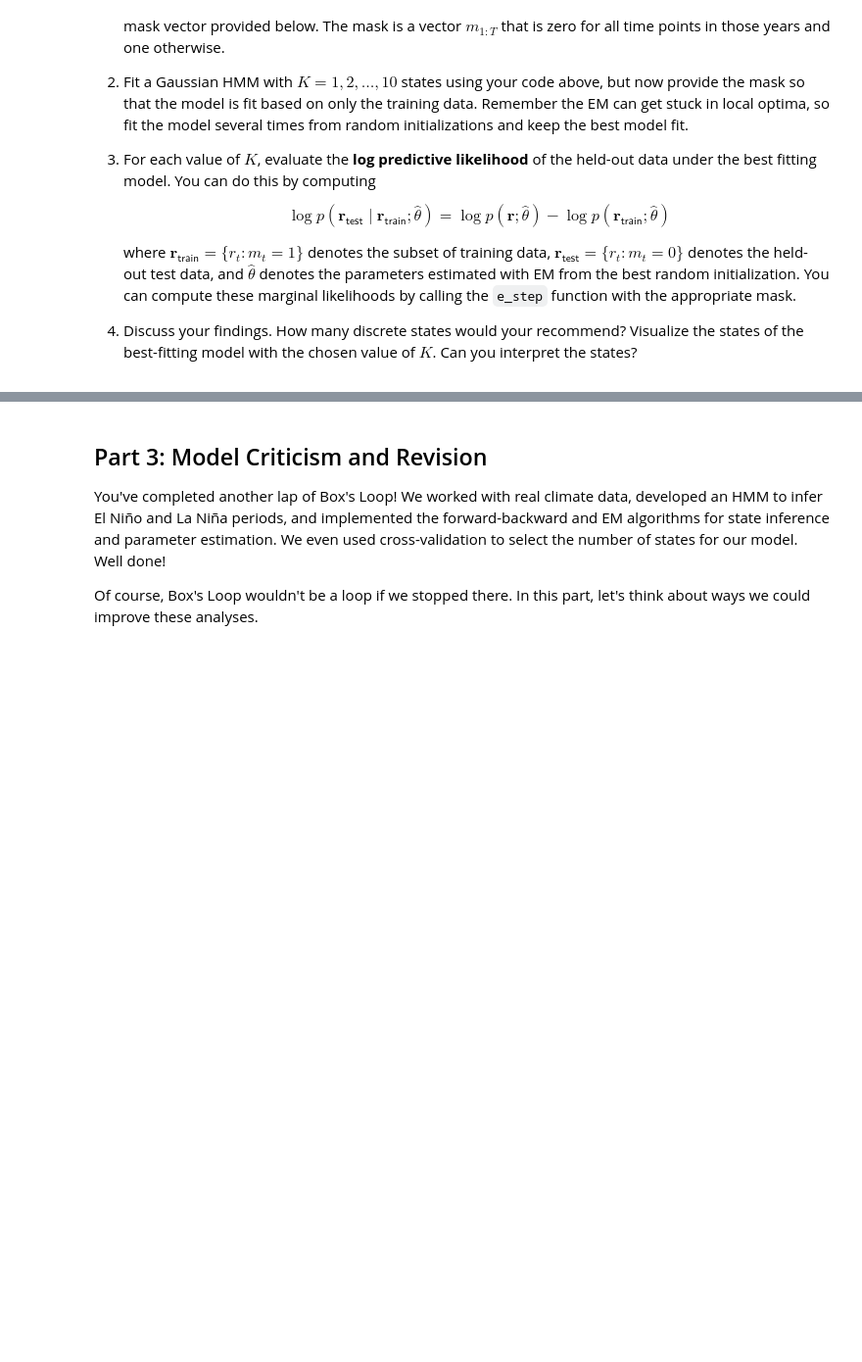
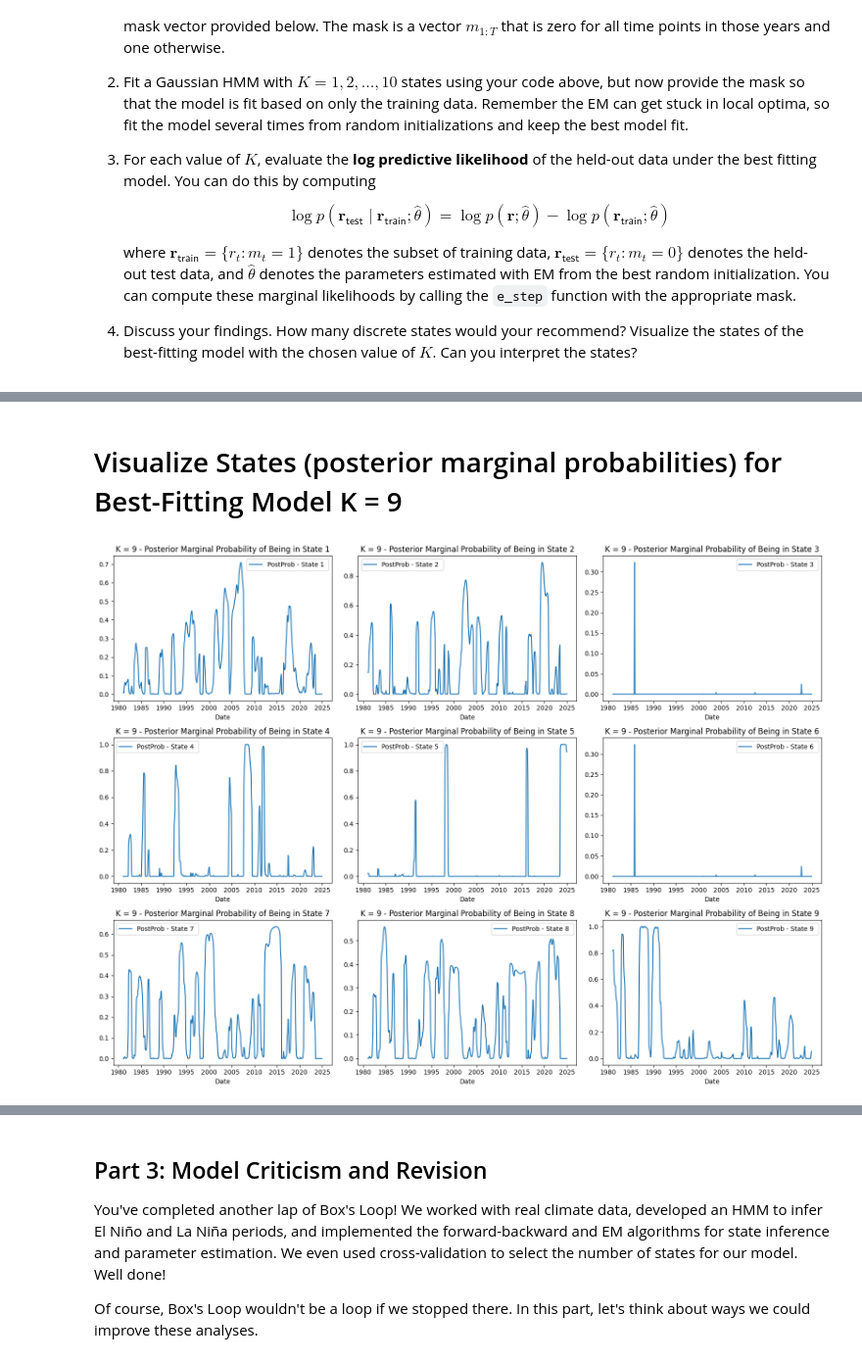
Before and after one commit to fatday/My-Grad-Math-Works, a Jupyter notebook: AppliedStatistics/hw3.ipynb, the cells around one changed output, grey strips where cells are left out. Shown at 98% size. Cells and saved outputs as stored; diff of their text form; code cells hidden in the pictures; blank space fills up the shorter version.

```diff
--- a/AppliedStatistics/hw3.ipynb
+++ b/AppliedStatistics/hw3.ipynb
@@ -1048,0 +1027,4 @@ for Ki in tqdm(K_grid):
+# %% [markdown]
+# Visualize States (posterior marginal probabilities) for Best-Fitting Model K = 9
+# %%
+K9_expected_states, marginal_loglike_9 = best_model_at_K[max_log_pred_likelihood_index].e_step(data = r_t_baselibe, mask = full_mask)
@@ -1048,0 +1033,16 @@ for Ki in tqdm(K_grid):
+# %%
+fig, axes = plt.subplots(nrows=3, ncols=3, figsize=(16, 12))  # Create horizontal subplots
+
+for i in range(9):
+    row = i // 3
+    col = i % 3
+    ax = axes[row, col]
+    ax.plot(dates, K9_expected_states[:, i], label="Posterior Prob")
+    ax.set_xlabel('Date')
+    ax.set_title(f'K = 9 - Posterior Marginal Probability of Being in State {i + 1}')
+    ax.legend([f"PostProb - State {i +1} "])
+
+plt.tight_layout()  # Adjust layout to prevent overlap
+plt.show()
+# %% [output]
+[figure, added]
```
Also changed, not shown: parts of 34 cells of this notebook.
